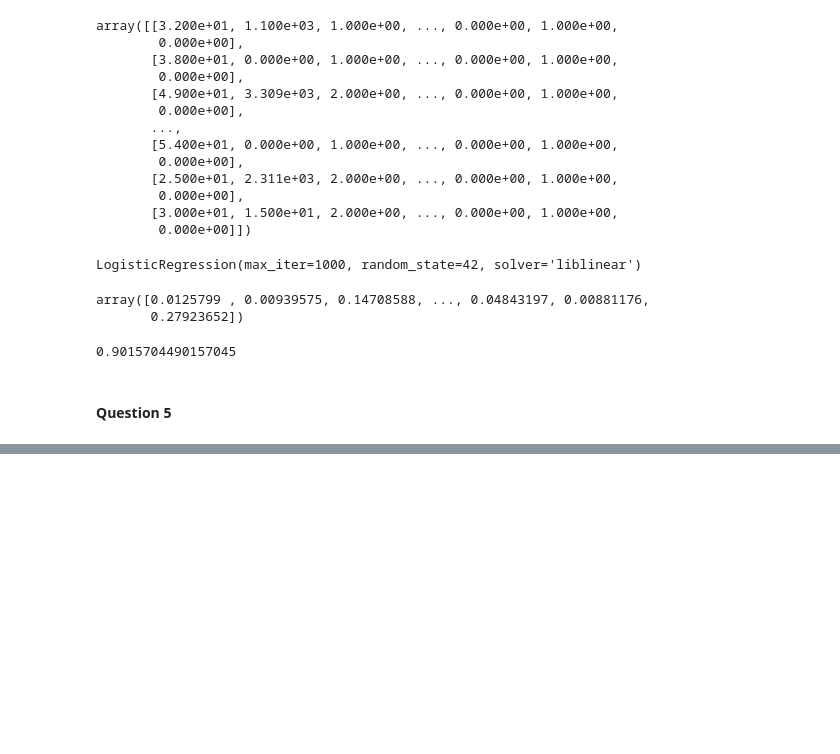
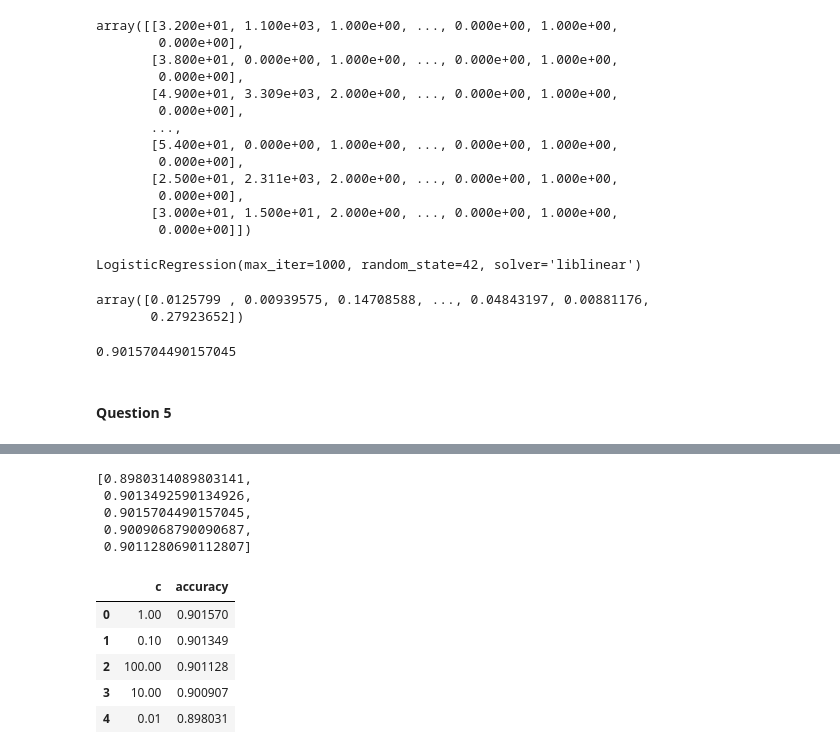
Before and after one commit to BestAnalystNA/machine-learning-zoomcamp, a Jupyter notebook: cohorts/2024/03-classification/baNA-HWsolution-14Oct2024.ipynb, the cells around one changed output, grey strips where cells are left out. Saved outputs shown, nothing was run; the diff lists cells and outputs as text; code cells hidden in the pictures; blank space fills up the shorter version.

```diff
--- a/cohorts/2024/03-classification/baNA-HWsolution-14Oct2024.ipynb
+++ b/cohorts/2024/03-classification/baNA-HWsolution-14Oct2024.ipynb
@@ -218,0 +265,44 @@ churn_decision = (y_pred >= 0.5)
+# %%
+c = [0.01, 0.1, 1, 10, 100]
+train_dict = df_train.to_dict(orient='records')
+val_dict = df_val.to_dict(orient='records')
+X_train = dv.fit_transform(train_dict)
+X_val = dv.transform(val_dict)
+accuracy = []
+
+for i in c:
+
+    #instantiate the model
+    model = LogisticRegression(solver='liblinear', C=i, max_iter=1000, random_state=42)
+
+    #fitting the model
+    model.fit(X_train, y_train)
+
+    #making predictions
+    y_pred = model.predict_proba(X_val)[:,1]
+    y_pred
+
+    #calculating accuracy with the prediction threshold of >=0.5
+    churn_decision = (y_pred >= 0.5)
+    accuracy.append((y_val == churn_decision).mean())
+# %%
+accuracy
+# %% [output]
+[0.8980314089803141,
+ 0.9013492590134926,
+ 0.9015704490157045,
+ 0.9009068790090687,
+ 0.9011280690112807]
+# %%
+final = pd.DataFrame({'c':c,
+              'accuracy':accuracy})
+final = final.sort_values('accuracy',ascending=False)
+final.reset_index(drop=True, inplace=True)
+final
+# %% [output]
+|  | c | accuracy |
+| 0 | 1.00 | 0.901570 |
+| 1 | 0.10 | 0.901349 |
+| 2 | 100.00 | 0.901128 |
+| 3 | 10.00 | 0.900907 |
+| 4 | 0.01 | 0.898031 |
```
Also changed, not shown: parts of 5 cells of this notebook, 2 other files.
